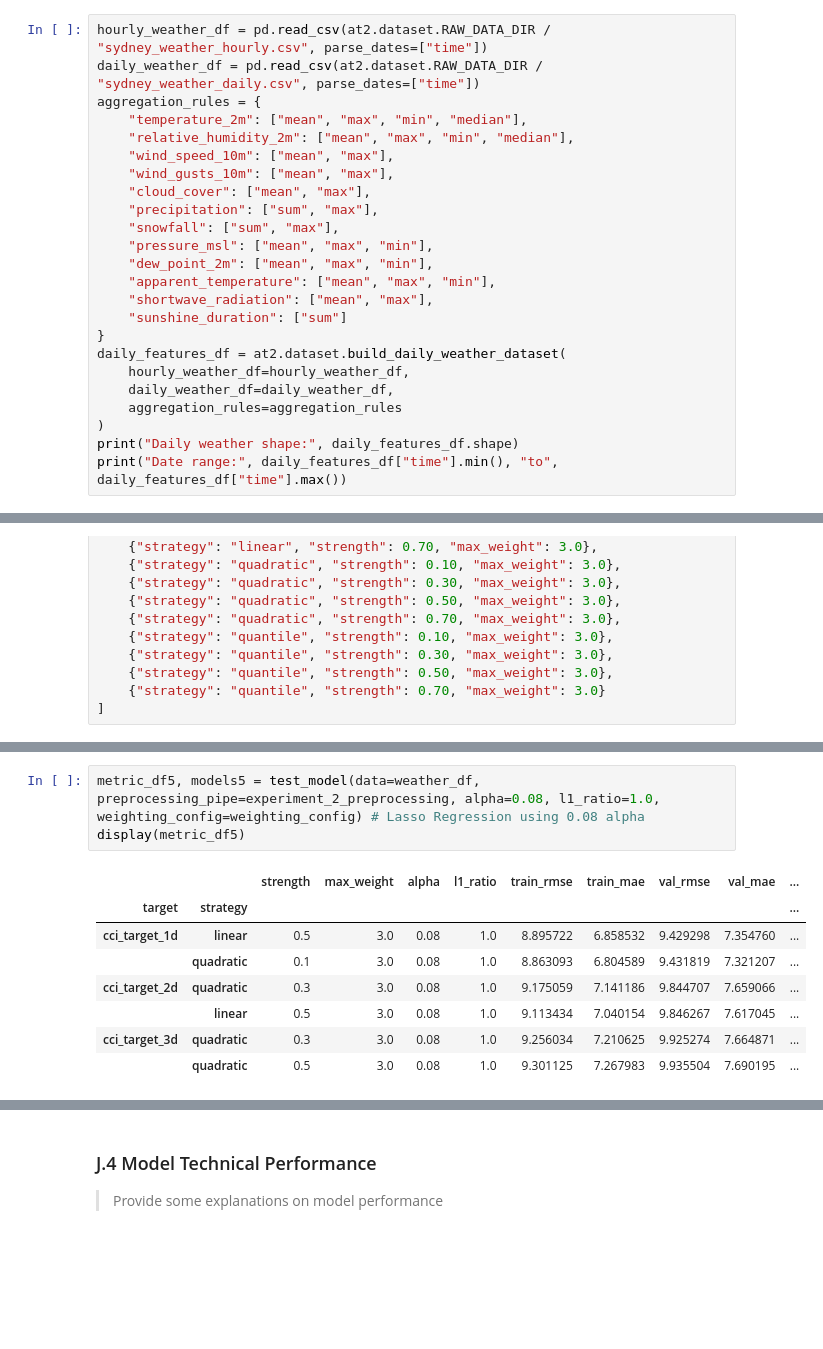
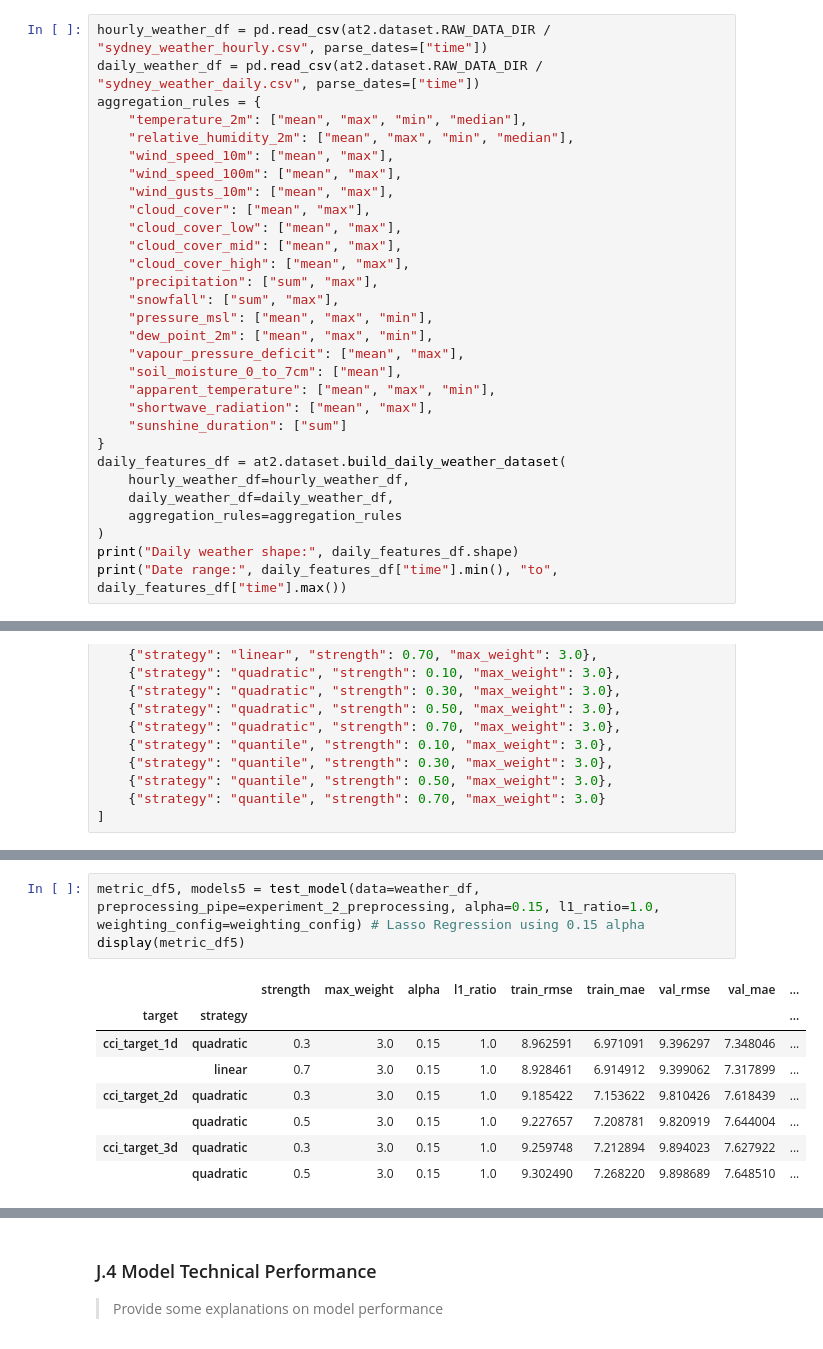
Before and after one commit to RP28/36120-26SP-AT2-26294153-experiments, a Jupyter notebook: notebooks/comfort_climate/36120_26SP_AT2_26294153_experiment_2.ipynb, the cells around one changed output, grey strips where cells are left out. Cells and saved outputs as stored; diff of their text form; blank space fills up the shorter version.

Commit message:
made comfort weather hazard  submission ready

```diff
--- a/notebooks/comfort_climate/36120_26SP_AT2_26294153_experiment_2.ipynb
+++ b/notebooks/comfort_climate/36120_26SP_AT2_26294153_experiment_2.ipynb
@@ -115,12 +115,18 @@ aggregation_rules = {
     "temperature_2m": ["mean", "max", "min", "median"],
     "relative_humidity_2m": ["mean", "max", "min", "median"],
     "wind_speed_10m": ["mean", "max"],
+    "wind_speed_100m": ["mean", "max"],
     "wind_gusts_10m": ["mean", "max"],
     "cloud_cover": ["mean", "max"],
+    "cloud_cover_low": ["mean", "max"],
+    "cloud_cover_mid": ["mean", "max"],
+    "cloud_cover_high": ["mean", "max"],
     "precipitation": ["sum", "max"],
     "snowfall": ["sum", "max"],
     "pressure_msl": ["mean", "max", "min"],
     "dew_point_2m": ["mean", "max", "min"],
+    "vapour_pressure_deficit": ["mean", "max"],
+    "soil_moisture_0_to_7cm": ["mean"],
     "apparent_temperature": ["mean", "max", "min"],
     "shortwave_radiation": ["mean", "max"],
     "sunshine_duration": ["sum"]
@@ -508,12 +514,12 @@ display(metric_df4)
 # %%
-metric_df5, models5 = test_model(data=weather_df, preprocessing_pipe=experiment_2_preprocessing, alpha=0.08, l1_ratio=1.0, weighting_config=weighting_config) # Lasso Regression using 0.08 alpha
+metric_df5, models5 = test_model(data=weather_df, preprocessing_pipe=experiment_2_preprocessing, alpha=0.15, l1_ratio=1.0, weighting_config=weighting_config) # Lasso Regression using 0.15 alpha
 display(metric_df5)
 # %% [output]
 |  |  | strength | max_weight | alpha | l1_ratio | train_rmse | train_mae | val_rmse | val_mae | ... |
 | target | strategy |  |  |  |  |  |  |  |  | ... |
-| cci_target_1d | linear | 0.5 | 3.0 | 0.08 | 1.0 | 8.895722 | 6.858532 | 9.429298 | 7.354760 | ... |
-|  | quadratic | 0.1 | 3.0 | 0.08 | 1.0 | 8.863093 | 6.804589 | 9.431819 | 7.321207 | ... |
-| cci_target_2d | quadratic | 0.3 | 3.0 | 0.08 | 1.0 | 9.175059 | 7.141186 | 9.844707 | 7.659066 | ... |
-|  | linear | 0.5 | 3.0 | 0.08 | 1.0 | 9.113434 | 7.040154 | 9.846267 | 7.617045 | ... |
-| cci_target_3d | quadratic | 0.3 | 3.0 | 0.08 | 1.0 | 9.256034 | 7.210625 | 9.925274 | 7.664871 | ... |
-|  | quadratic | 0.5 | 3.0 | 0.08 | 1.0 | 9.301125 | 7.267983 | 9.935504 | 7.690195 | ... |
+| cci_target_1d | quadratic | 0.3 | 3.0 | 0.15 | 1.0 | 8.962591 | 6.971091 | 9.396297 | 7.348046 | ... |
+|  | linear | 0.7 | 3.0 | 0.15 | 1.0 | 8.928461 | 6.914912 | 9.399062 | 7.317899 | ... |
+| cci_target_2d | quadratic | 0.3 | 3.0 | 0.15 | 1.0 | 9.185422 | 7.153622 | 9.810426 | 7.618439 | ... |
+|  | quadratic | 0.5 | 3.0 | 0.15 | 1.0 | 9.227657 | 7.208781 | 9.820919 | 7.644004 | ... |
+| cci_target_3d | quadratic | 0.3 | 3.0 | 0.15 | 1.0 | 9.259748 | 7.212894 | 9.894023 | 7.627922 | ... |
+|  | quadratic | 0.5 | 3.0 | 0.15 | 1.0 | 9.302490 | 7.268220 | 9.898689 | 7.648510 | ... |
```
Also changed, not shown: parts of 29 cells of this notebook, 9 other files.
